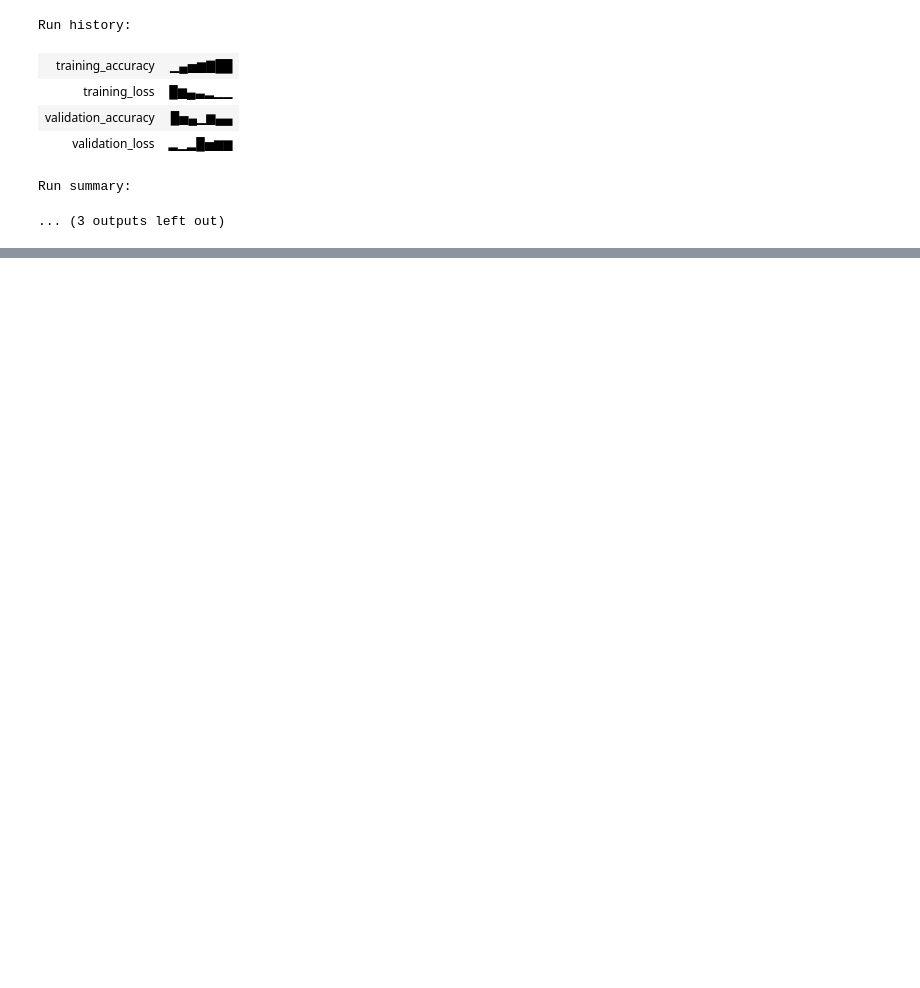
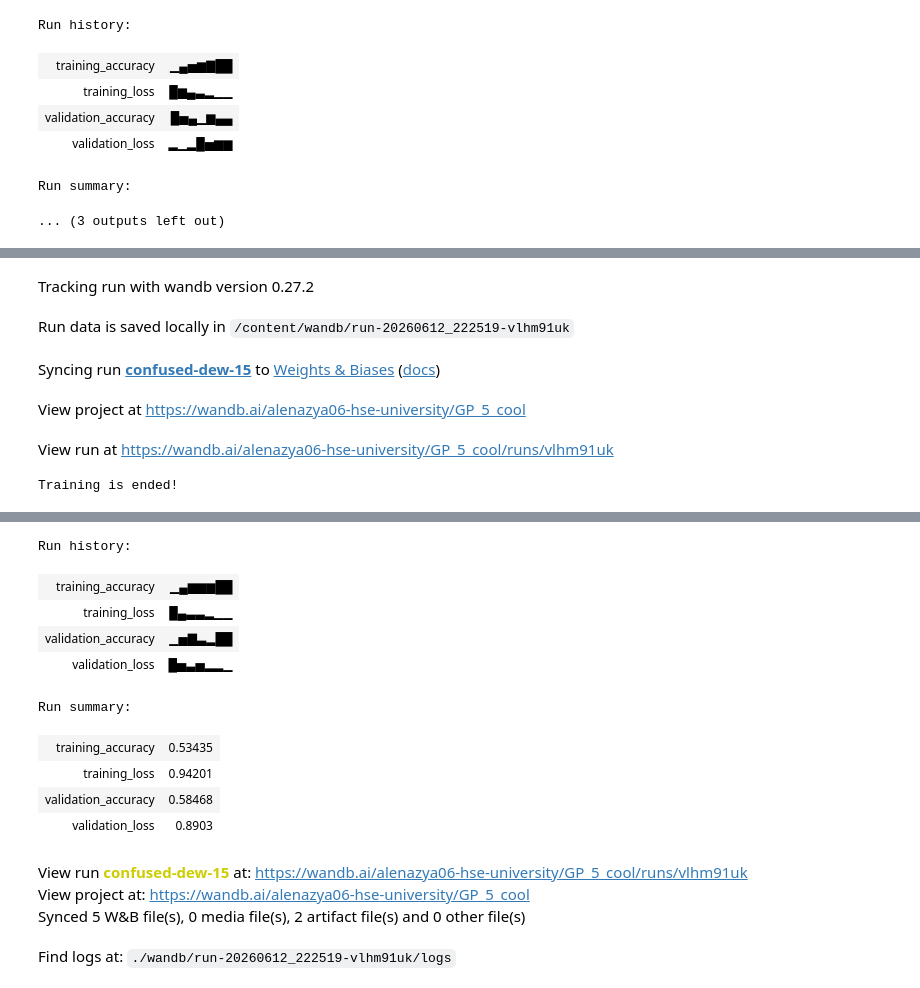
Before and after one commit to zolzayada/GP5_cool_cool_DL, a Jupyter notebook: GP_5_DL_катя.ipynb, the cells around one changed output, grey strips where cells are left out. Drawn from its saved outputs; the diff is of its cells as text; code cells hidden in the pictures; blank space fills up the shorter version.

```diff
--- a/GP_5_DL_катя.ipynb
+++ b/GP_5_DL_катя.ipynb
@@ -192,7 +192,7 @@ class CFG:
 
 # Задаем параметры нашего эксперимента
 
-  api = "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"# вписать свой API Wandb
+  api = ""# вписать свой API Wandb
   project = "GP_5_cool"# вписать название эксперимента, который предварительно надо создать в Wandb
   entity = "alenazya06-hse-university"# ввести свой логин
   num_epochs = 7 # количество эпох
@@ -539,3 +539,8 @@ Run history:
 | validation_loss | ▂▁▂█▅▆▆ |
 Run summary:
 ... (3 outputs left out)
+# %%
+model_CNN = CIFAR_Net()
+# %%
+model_CNN, losses_Cnn, accuracies_cnn = main_car(model_CNN)
+# %% [output]
@@ -541,0 +548,6 @@ Run summary:
+Tracking run with wandb version 0.27.2
+Run data is saved locally in /content/wandb/run-20260612_222519-vlhm91uk
+Syncing run confused-dew-15 to Weights & Biases (docs)
+View project at https://wandb.ai/alenazya06-hse-university/GP_5_cool
+View run at https://wandb.ai/alenazya06-hse-university/GP_5_cool/runs/vlhm91uk
+Training is ended!
@@ -541,0 +555,14 @@ Run summary:
+Run history:
+| training_accuracy | ▁▄▆▆▆██ |
+| training_loss | █▄▃▃▂▁▁ |
+| validation_accuracy | ▁▅▇▃▂██ |
+| validation_loss | █▅▃▅▂▂▁ |
+Run summary:
+| training_accuracy | 0.53435 |
+| training_loss | 0.94201 |
+| validation_accuracy | 0.58468 |
+| validation_loss | 0.8903 |
+View run confused-dew-15 at: https://wandb.ai/alenazya06-hse-university/GP_5_cool/runs/vlhm91uk
+View project at: https://wandb.ai/alenazya06-hse-university/GP_5_cool
+Synced 5 W&B file(s), 0 media file(s), 2 artifact file(s) and 0 other file(s)
+Find logs at: ./wandb/run-20260612_222519-vlhm91uk/logs
```
Also changed, not shown: parts of 8 cells of this notebook.
